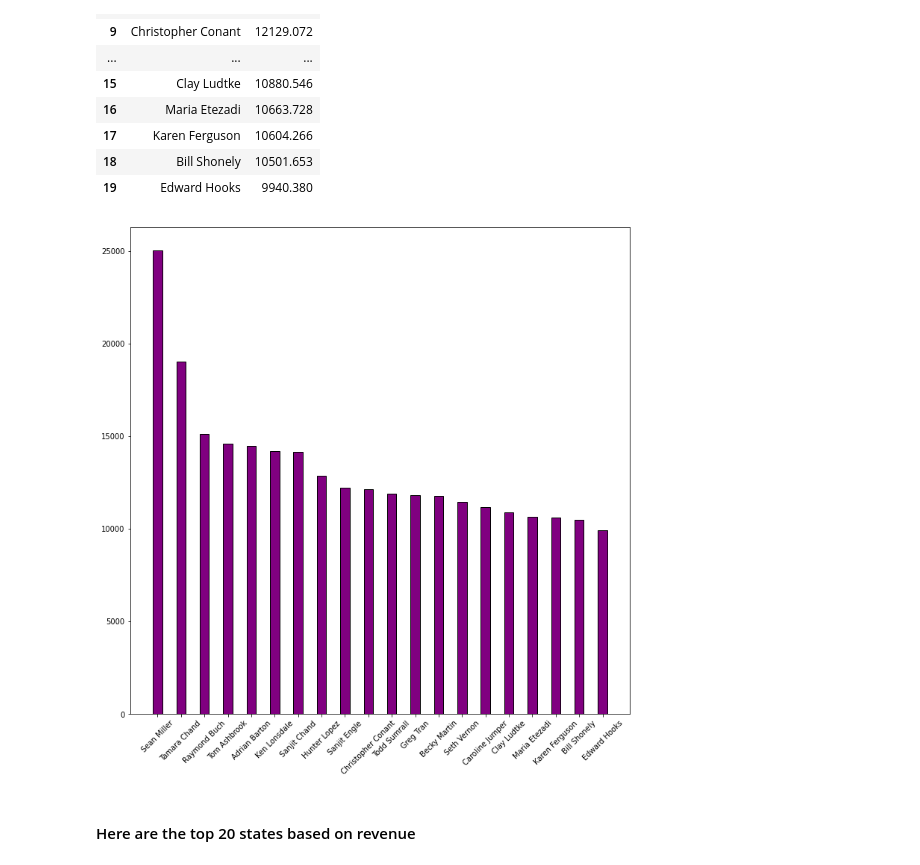
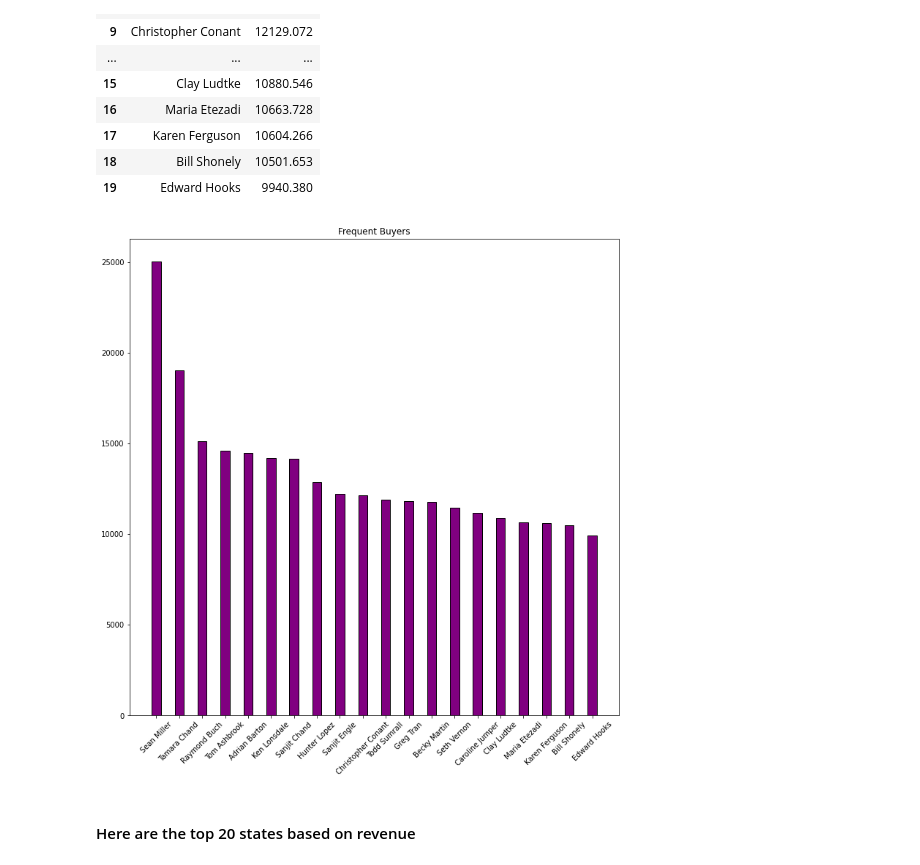
Before and after one commit to MainaliB/my_work, a Jupyter notebook: customer_data.ipynb, the cells around one changed output. Saved outputs shown, nothing was run; the diff lists cells and outputs as text; code cells hidden in the pictures.

```diff
--- a/customer_data.ipynb
+++ b/customer_data.ipynb
@@ -171 +180,3 @@ dtype: object
+# %%
+df['is_segment_consumer'] = df.Segment == "Consumer"
 # %%
@@ -267,10 +273,11 @@ top_buyers
 # %%
 plt.figure(figsize = (12,12))
 plt.bar(top_buyers['Customer Name'], top_buyers['Sales'], width = 0.4, ec = 'black', color = 'purple')
 plt.xticks(rotation = 45)
+plt.title("Frequent Buyers")
 plt.show()
 # %% [output]
-[figure, old version]
+[figure, new version]
 # %% [markdown]
 #### Here are the top 20 states based on revenue
 # %%
```
Also changed, not shown: parts of 26 cells of this notebook.
